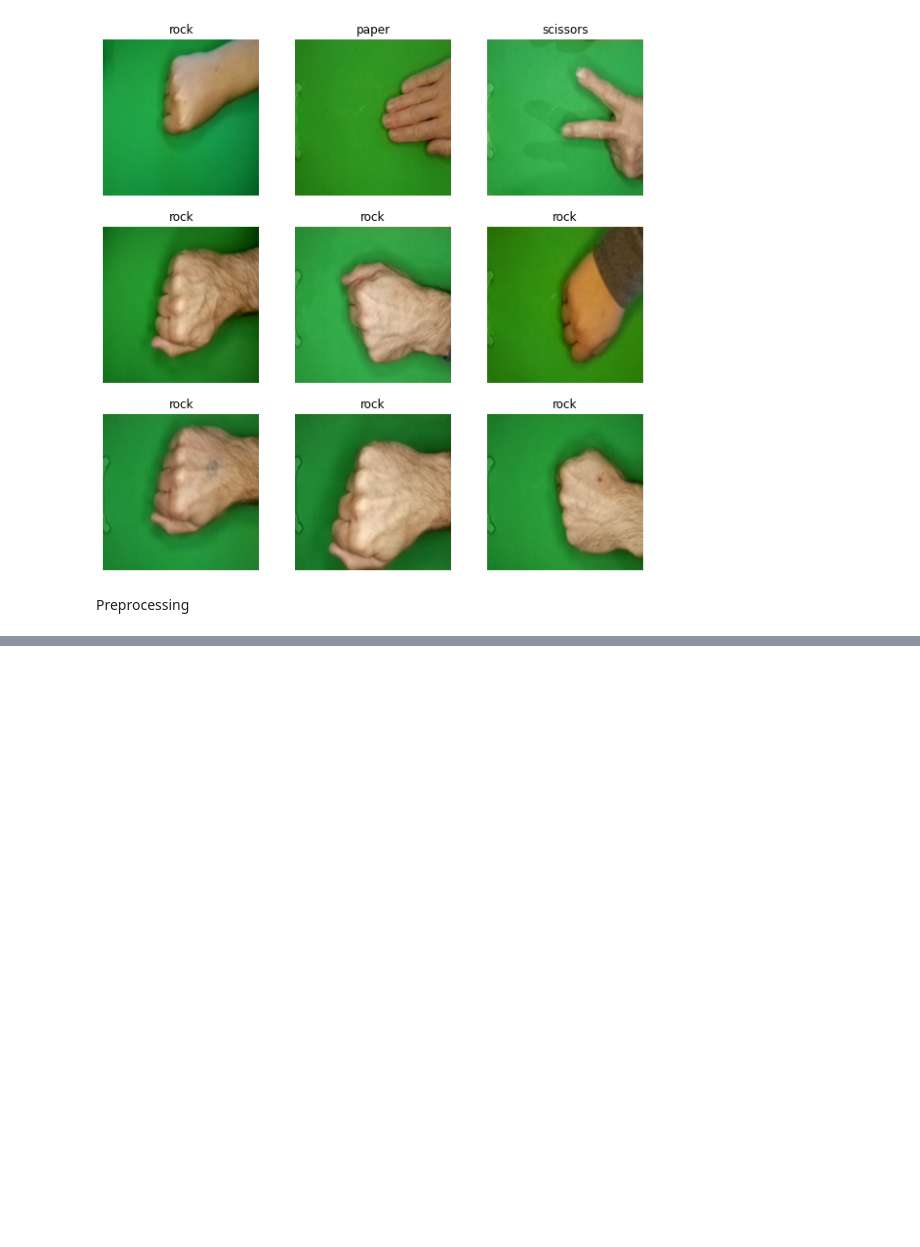
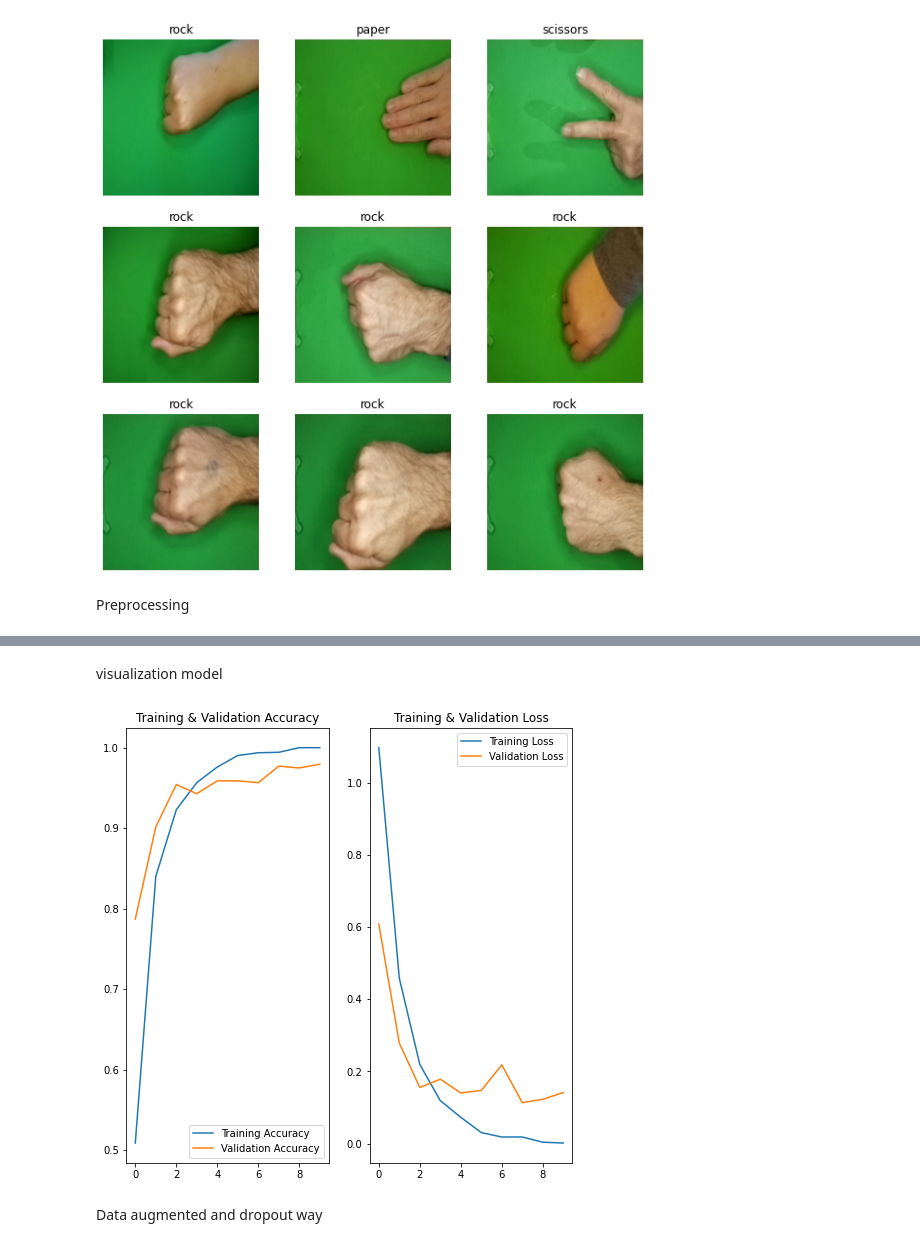
Before and after one commit to akhfzl/Image-Recognition-Concepts, a Jupyter notebook: example.ipynb, the cells around one changed output, grey strips where cells are left out. Drawn from its saved outputs; the diff is of its cells as text; code cells hidden in the pictures; blank space fills up the shorter version.

```diff
--- a/example.ipynb
+++ b/example.ipynb
@@ -141,0 +118,3 @@ print(np.min(firstly_img), np.max(firstly_img))
+# %%
+count_class = len(class_names)
+count_class
@@ -141,0 +200,8 @@ print(np.min(firstly_img), np.max(firstly_img))
+# %%
+train_history = model.fit(
+    train_dir,
+    validation_data=val_dir,
+    epochs=10
+)
+
+train_history
@@ -141,0 +230,28 @@ print(np.min(firstly_img), np.max(firstly_img))
+# %%
+def showAllValueOfHistory(history, epochs_range):
+    epochs_range = range(epochs_range)
+    accuracy = history.history['accuracy']
+    val_accuracy = history.history['val_accuracy']
+    loss = history.history['loss']
+    val_loss = history.history['val_loss']
+
+    plt.figure(figsize=(8, 8))
+    plt.subplot(1, 2, 1)
+    plt.plot(epochs_range, accuracy, label='Training Accuracy')
+    plt.plot(epochs_range, val_accuracy, label='Validation Accuracy')
+    plt.legend(loc='lower right')
+    plt.title('Training & Validation Accuracy')
+
+    plt.subplot(1, 2, 2)
+    plt.plot(epochs_range, loss, label='Training Loss')
+    plt.plot(epochs_range, val_loss, label='Validation Loss')
+    plt.legend(loc='upper right')
+    plt.title('Training & Validation Loss')
+    return plt.show()
+# %% [markdown]
+visualization model
+# %%
+plottingModel = showAllValueOfHistory(train_history, 10)
+plottingModel
+# %% [output]
+[figure, added]
@@ -141,0 +263,2 @@ print(np.min(firstly_img), np.max(firstly_img))
+# %% [markdown]
+Data augmented and dropout way
```
Also changed, not shown: parts of 26 cells of this notebook, 9 other files.
